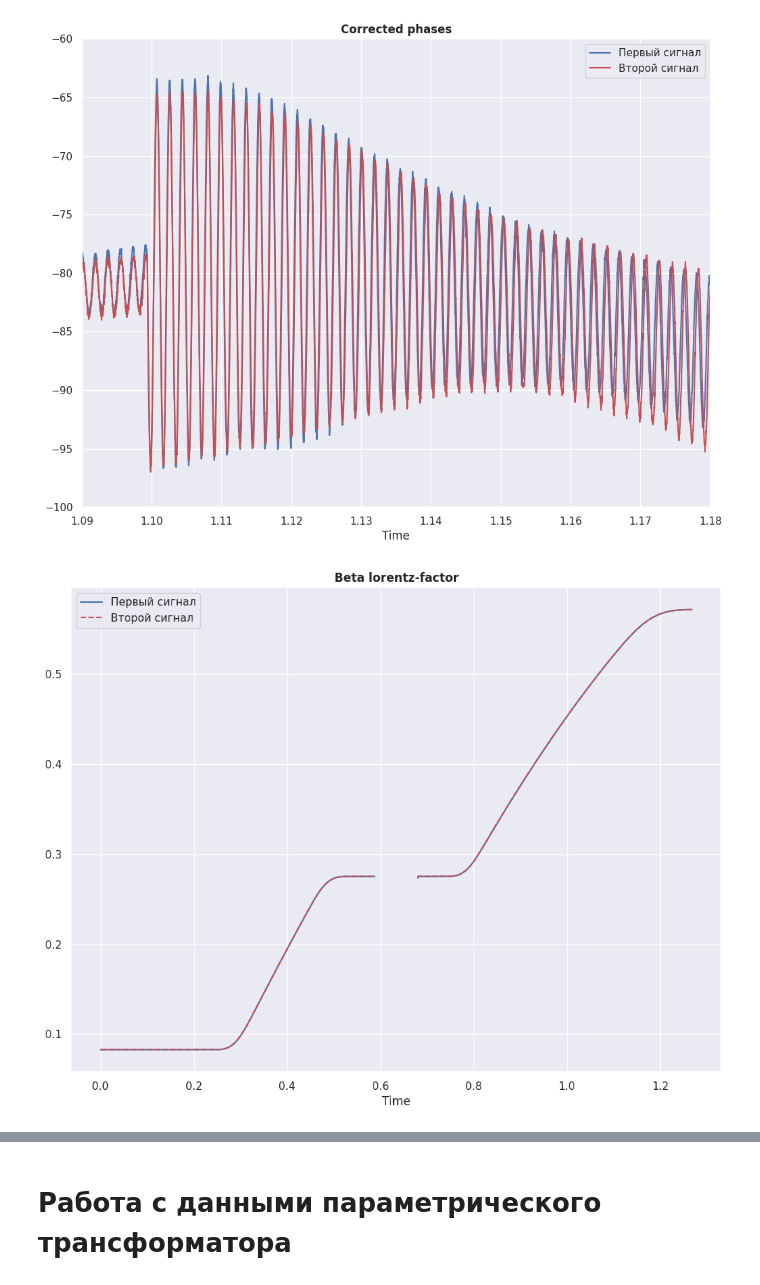
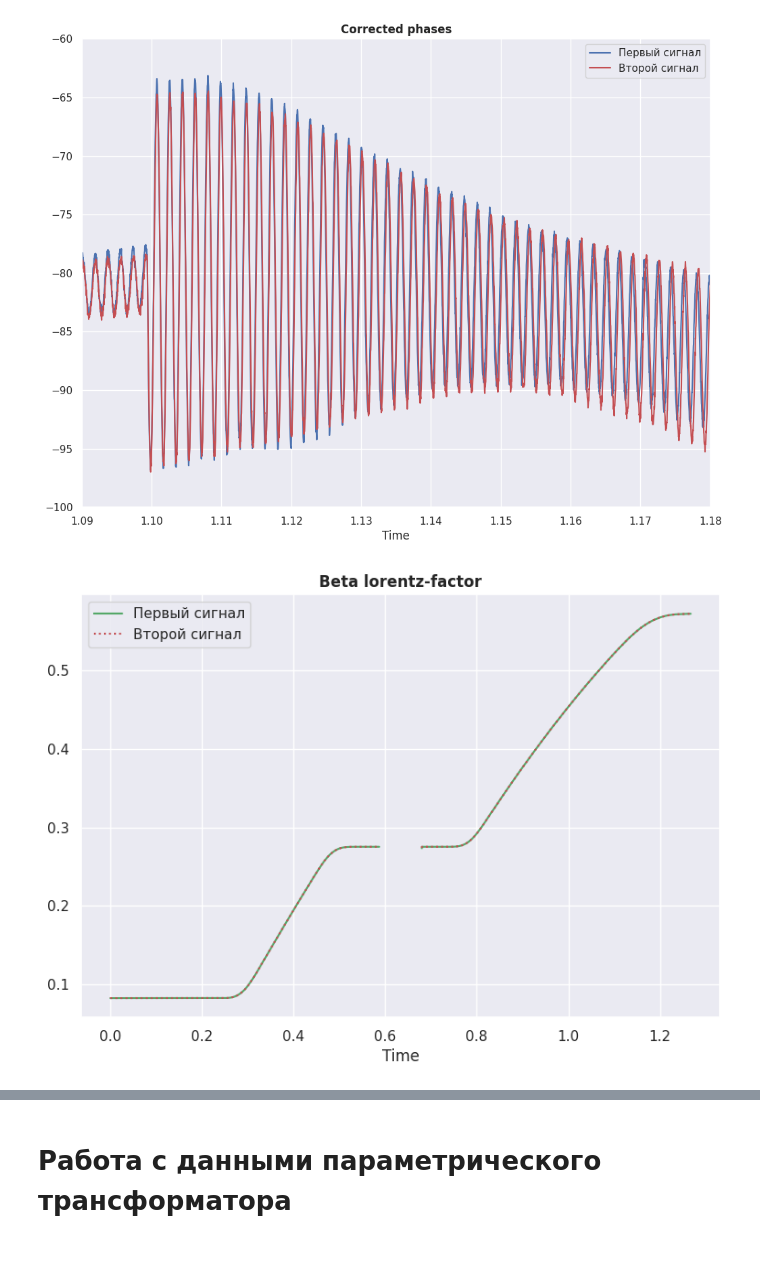
Before and after one commit to settlermine/jinr_practice, a Jupyter notebook: booster_acceleration.ipynb, the cells around one changed output, grey strips where cells are left out. Saved outputs shown, nothing was run; the diff lists cells and outputs as text; code cells hidden in the pictures; blank space fills up the shorter version.

```diff
--- a/booster_acceleration.ipynb
+++ b/booster_acceleration.ipynb
@@ -584,17 +584,17 @@ plt.legend();
 # %% [output]
 [figure]
 # %%
-plt.figure(figsize=(12, 9))
+plt.figure(figsize=(9, 6))
 
-plt.plot(real_time[0]['first_half'][1:], parameters_fct_rf[0]['first_half'].averaged_data.lorentz_factors.beta, color='b', label='Первый сигнал')
-plt.plot(real_time[0]['second_half'][1:], parameters_fct_rf[0]['second_half'].averaged_data.lorentz_factors.beta, color='b')
+plt.plot(real_time[0]['first_half'][1:], parameters_fct_rf[0]['first_half'].averaged_data.lorentz_factors.beta, color='g', label='Первый сигнал')
+plt.plot(real_time[0]['second_half'][1:], parameters_fct_rf[0]['second_half'].averaged_data.lorentz_factors.beta, color='g')
 
-plt.plot(real_time[1]['first_half'][1:], parameters_fct_rf[1]['first_half'].averaged_data.lorentz_factors.beta, color='r', ls='--', label='Второй сигнал')
-plt.plot(real_time[1]['second_half'][1:], parameters_fct_rf[1]['second_half'].averaged_data.lorentz_factors.beta, color='r', ls='--',)
+plt.plot(real_time[1]['first_half'][1:], parameters_fct_rf[1]['first_half'].averaged_data.lorentz_factors.beta, color='r', ls=':', label='Второй сигнал')
+plt.plot(real_time[1]['second_half'][1:], parameters_fct_rf[1]['second_half'].averaged_data.lorentz_factors.beta, color='r', ls=':')
 
 plt.xlabel('Time')
 plt.title(r'Beta lorentz-factor',fontweight='bold')
 plt.legend();
 # %% [output]
-[figure, old version]
+[figure, new version]
 # %%
```
Also changed, not shown: parts of 4 cells of this notebook.
